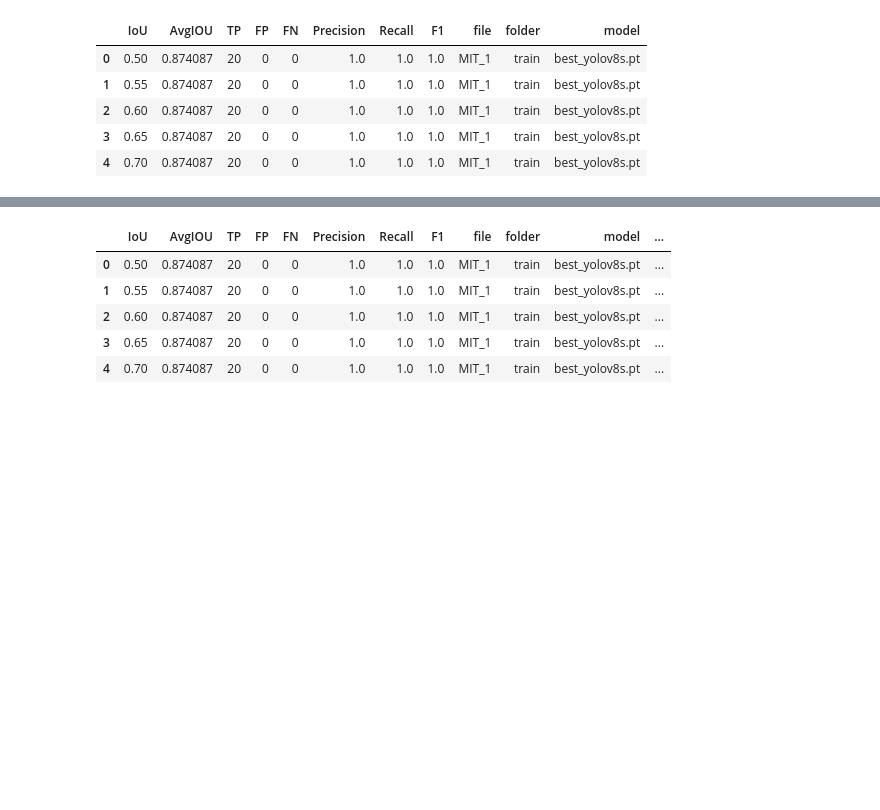
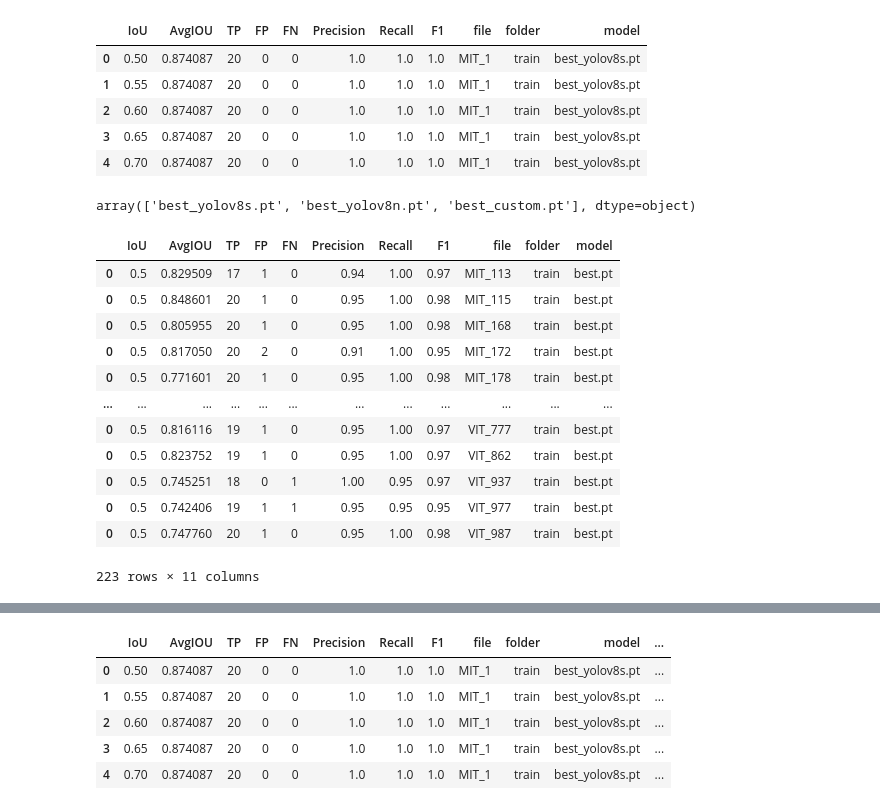
Before and after one commit to sathishkumartheta/tokenwise-dehado-ai, a Jupyter notebook: notebooks/Playground_Muthu.ipynb, the cells around one changed output, grey strips where cells are left out. Drawn from its saved outputs; the diff is of its cells as text; code cells hidden in the pictures; blank space fills up the shorter version.

```diff
--- a/notebooks/Playground_Muthu.ipynb
+++ b/notebooks/Playground_Muthu.ipynb
@@ -352,3 +324,23 @@ df_final_custom.head()
 | 2 | 0.60 | 0.874087 | 20 | 0 | 0 | 1.0 | 1.0 | 1.0 | MIT_1 | train | best_yolov8s.pt |
 | 3 | 0.65 | 0.874087 | 20 | 0 | 0 | 1.0 | 1.0 | 1.0 | MIT_1 | train | best_yolov8s.pt |
 | 4 | 0.70 | 0.874087 | 20 | 0 | 0 | 1.0 | 1.0 | 1.0 | MIT_1 | train | best_yolov8s.pt |
+# %%
+df_final_custom['model'].unique()
+# %% [output]
+array(['best_yolov8s.pt', 'best_yolov8n.pt', 'best_custom.pt'], dtype=object)
+# %%
+df_final[(df_final['IoU'].round(2) == 0.5) & (df_final['folder'] =='train')  & ((df_final['Precision'] < 1) | (df_final['Recall'] < 1))]
+# %% [output]
+|  | IoU | AvgIOU | TP | FP | FN | Precision | Recall | F1 | file | folder | model |
+| 0 | 0.5 | 0.829509 | 17 | 1 | 0 | 0.94 | 1.00 | 0.97 | MIT_113 | train | best.pt |
+| 0 | 0.5 | 0.848601 | 20 | 1 | 0 | 0.95 | 1.00 | 0.98 | MIT_115 | train | best.pt |
+| 0 | 0.5 | 0.805955 | 20 | 1 | 0 | 0.95 | 1.00 | 0.98 | MIT_168 | train | best.pt |
+| 0 | 0.5 | 0.817050 | 20 | 2 | 0 | 0.91 | 1.00 | 0.95 | MIT_172 | train | best.pt |
+| 0 | 0.5 | 0.771601 | 20 | 1 | 0 | 0.95 | 1.00 | 0.98 | MIT_178 | train | best.pt |
+| ... | ... | ... | ... | ... | ... | ... | ... | ... | ... | ... | ... |
+| 0 | 0.5 | 0.816116 | 19 | 1 | 0 | 0.95 | 1.00 | 0.97 | VIT_777 | train | best.pt |
+| 0 | 0.5 | 0.823752 | 19 | 1 | 0 | 0.95 | 1.00 | 0.97 | VIT_862 | train | best.pt |
+| 0 | 0.5 | 0.745251 | 18 | 0 | 1 | 1.00 | 0.95 | 0.97 | VIT_937 | train | best.pt |
+| 0 | 0.5 | 0.742406 | 19 | 1 | 1 | 0.95 | 0.95 | 0.95 | VIT_977 | train | best.pt |
+| 0 | 0.5 | 0.747760 | 20 | 1 | 0 | 0.95 | 1.00 | 0.98 | VIT_987 | train | best.pt |
+223 rows × 11 columns
```
Also changed, not shown: parts of 11 cells of this notebook, 6 other files.
